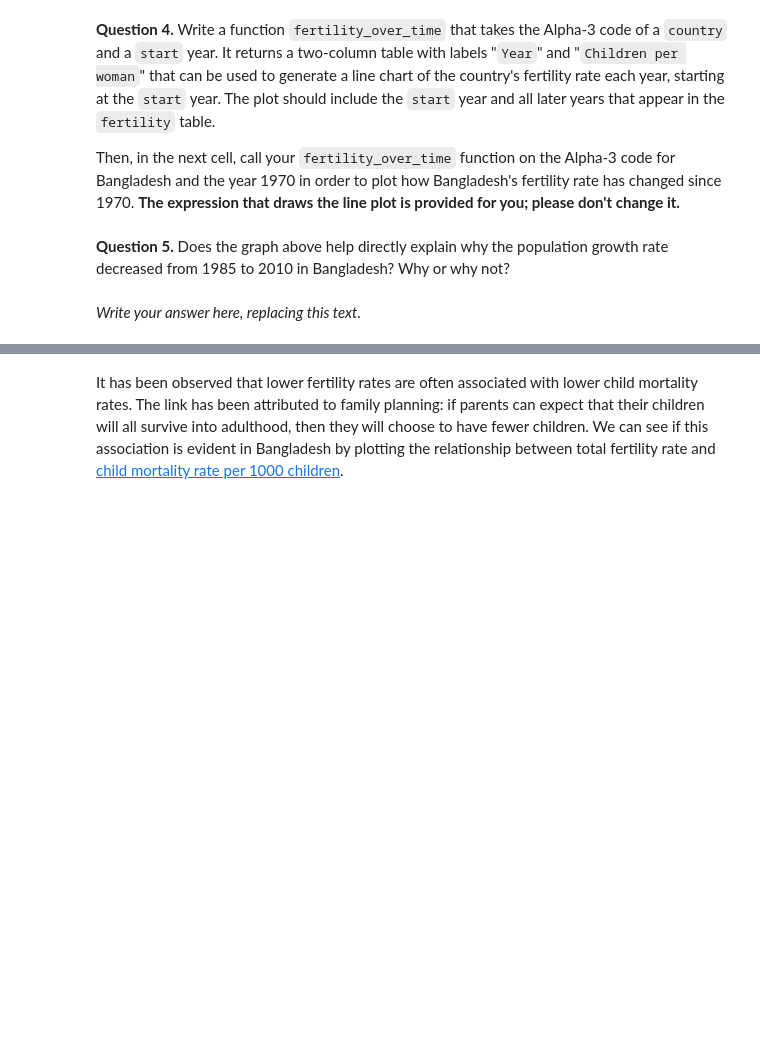
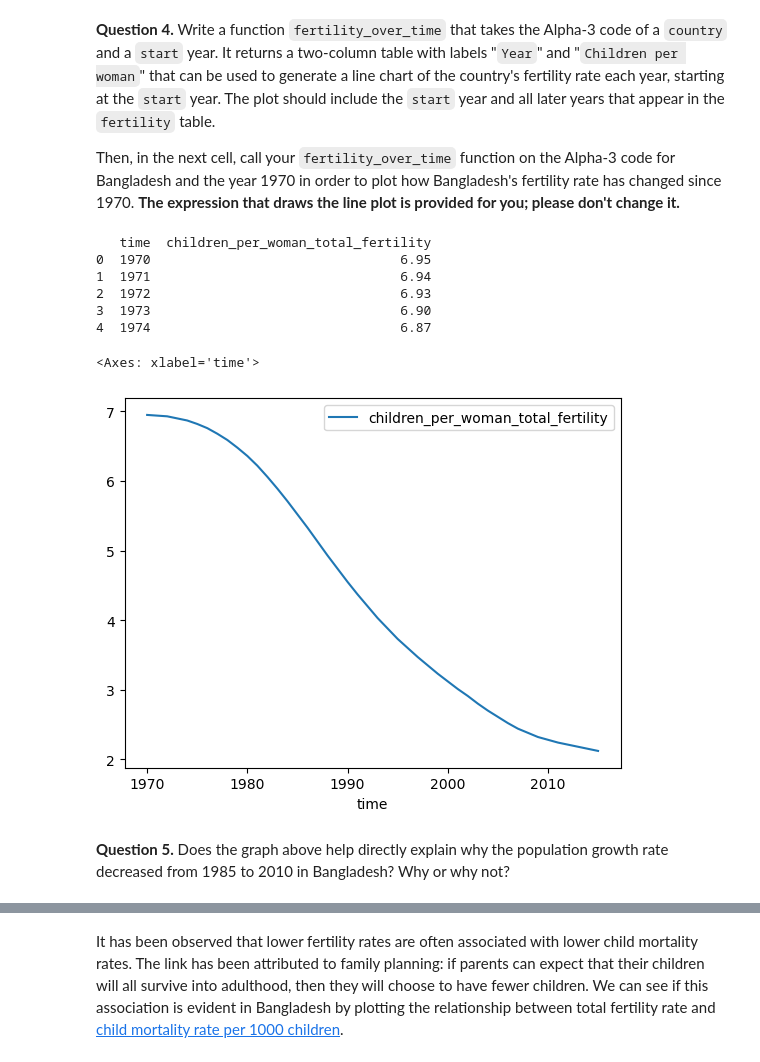
Before and after one commit to JoeFry15/ox-assignment-2, a Jupyter notebook: Second-Assignment.ipynb, the cells around one changed output, grey strips where cells are left out. Cells and saved outputs as stored; diff of their text form; code cells hidden in the pictures; blank space fills up the shorter version.

```diff
--- a/Second-Assignment.ipynb
+++ b/Second-Assignment.ipynb
@@ -167,11 +169,19 @@ def fertility_over_time(country: str, start: int) -> pd.DataFrame:
     :param country - alpha-3 code for the country
     :param start - start year
     """
-    pass  # remove this line and write your solution here
+    return fertility[(fertility['geo'] == country) & (fertility['time'] >= start)].drop(['geo'], axis=1).reset_index(drop=True)
 # %%
-bangladesh_code = ...
+bangladesh_code = fertility_over_time('bgd', 1970)
+
 bangladesh_code.plot(0, 1) # You should *not* change this line.
+# %% [output]
+   time  children_per_woman_total_fertility
+0  1970                                6.95
+1  1971                                6.94
+2  1972                                6.93
+3  1973                                6.90
+4  1974                                6.87
+<Axes: xlabel='time'>
+[figure, added]
 # %% [markdown]
 **Question 5.** Does the graph above help directly explain why the population growth rate decreased from 1985 to 2010 in Bangladesh? Why or why not?
-# %% [markdown]
-*Write your answer here, replacing this text.*
```
Also changed, not shown: parts of 15 cells of this notebook.
